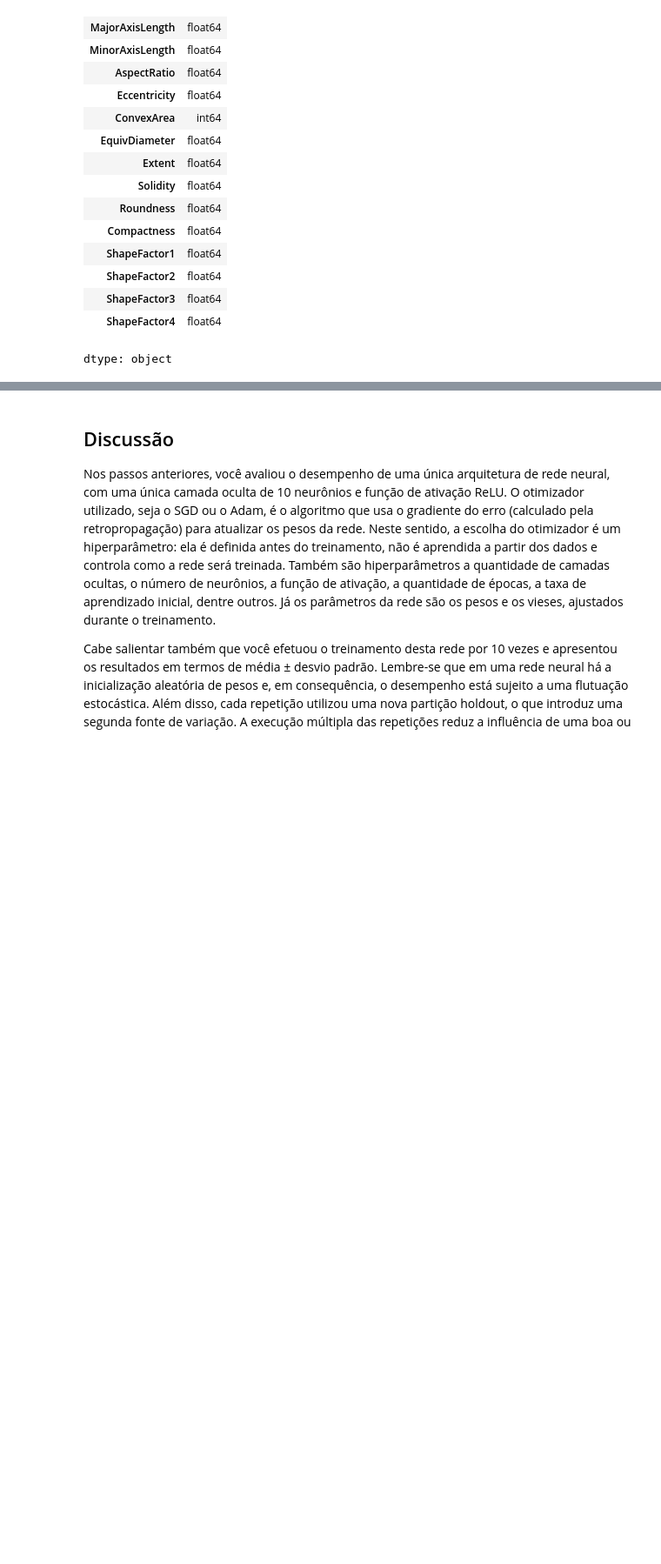
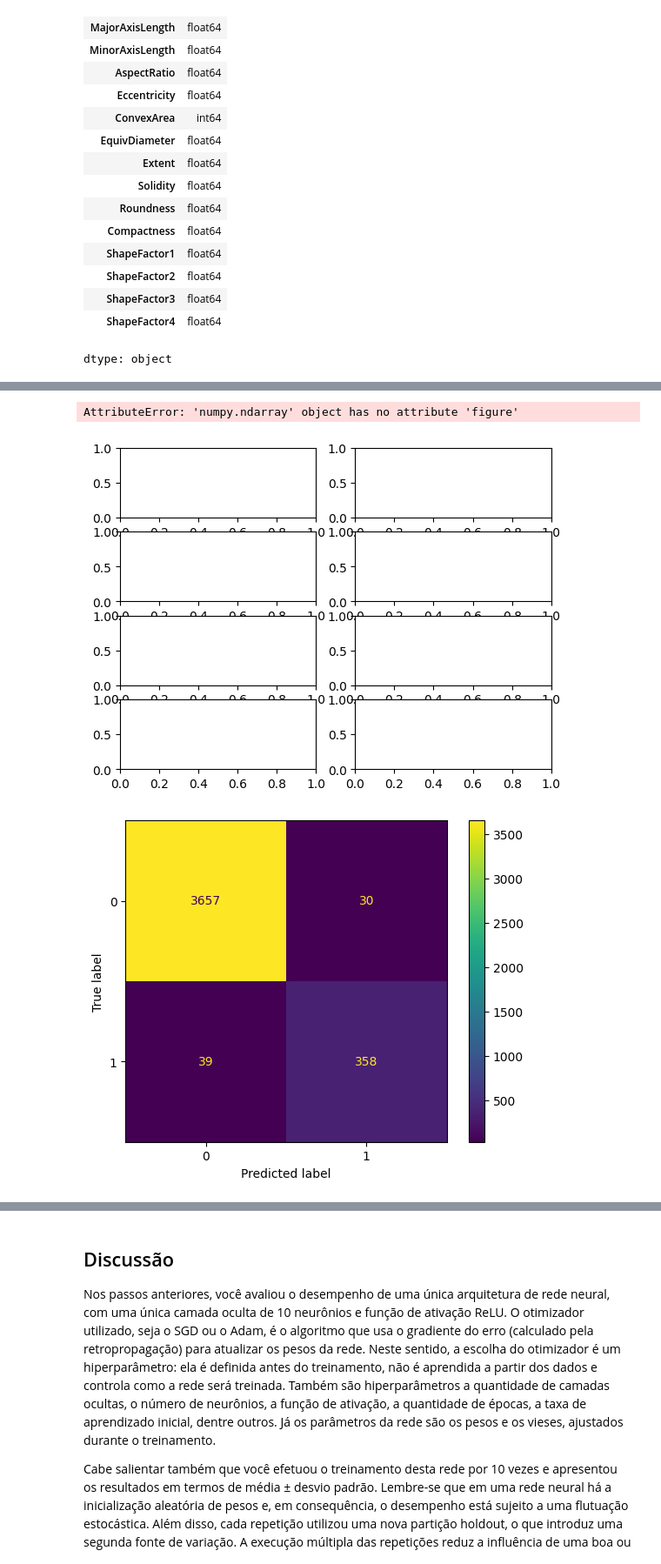
Before and after one commit to ViniciusCastroCoutinho/RNA_PP2.2, a Jupyter notebook: PP2_2_2_Proposição_e_Avaliação_de_RNAs.ipynb, the cells around one changed output, grey strips where cells are left out. Shown at 87% size. Saved outputs shown, nothing was run; the diff lists cells and outputs as text; code cells hidden in the pictures; blank space fills up the shorter version.

```diff
--- a/PP2_2_2_Proposição_e_Avaliação_de_RNAs.ipynb
+++ b/PP2_2_2_Proposição_e_Avaliação_de_RNAs.ipynb
@@ -65,0 +95,5 @@ X_train, X_test, y_train, y_test = train_test_split(
+# %%
+# 5
+scaler = StandardScaler().fit(X_train)
+X_train = scaler.transform(X_train)
+X_test = scaler.transform(X_test)
@@ -65,0 +120,12 @@ X_train, X_test, y_train, y_test = train_test_split(
+# %%
+# 1.
+clf = MLPClassifier(
+    solver="adam",
+    activation="relu",
+    hidden_layer_sizes=(10,),
+    random_state=RANDOM_STATE,
+    max_iter=300,
+    verbose=True
+)
+
+clf.fit(X_train, y_train)
@@ -65,0 +152,32 @@ X_train, X_test, y_train, y_test = train_test_split(
+# %%
+# 2.
+predictions = clf.predict(X_test)
+# %%
+num_labels = 7
+
+fig, axes = plt.subplots(
+    4, 2,
+    # figsize=(5 * num_labels, 4)
+)
+
+# plt.subplots_adjust(wspace = 0.8)
+for i, ax in enumerate(axes):
+    cm = ConfusionMatrixDisplay.from_predictions(
+          y_true=y_test[:, i],
+          y_pred=predictions[:, i],
+      )
+    cm.plot(ax=axes[], cmap="bone")
+
+
+# logreg_matrix.plot(ax=ax[0], cmap="bone")
+# neighbor_matrix.plot(ax=ax[1], cmap="bone")
+# tree_matrix.plot(ax=ax[2], cmap="bone")
+
+# font = dict(fontsize=10, fontweight="bold")
+# ax[0].set_title("Logistic Regression", **font)
+# ax[1].set_title("Nearest Neighbor", **font)
+# ax[2].set_title("Decision Tree", **font)
+# %% [output]
+AttributeError: 'numpy.ndarray' object has no attribute 'figure'
+[figure, added]
+[figure, added]
```
Also changed, not shown: parts of 10 cells of this notebook.
